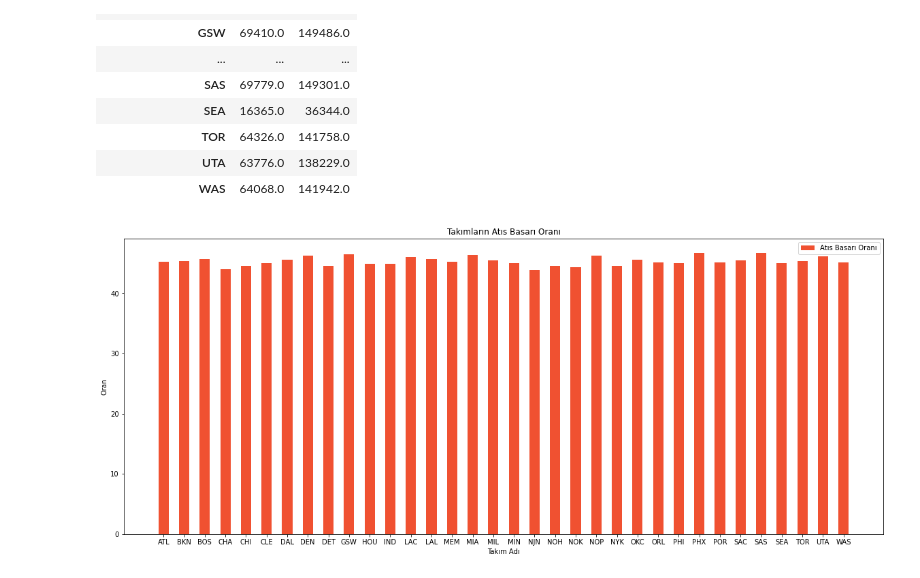
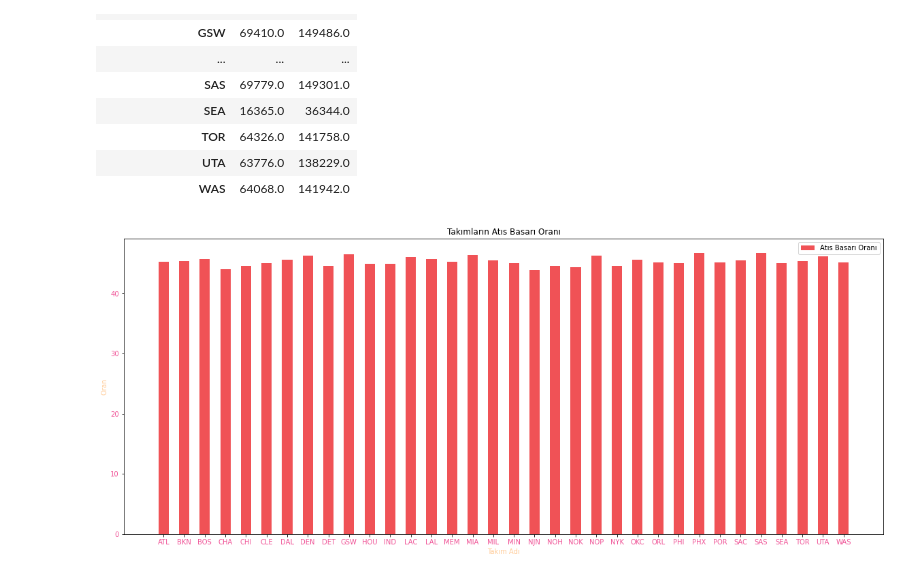
Before and after one commit to burcutokol/NBADataAnalysis_WomaninTechBitirme, a Jupyter notebook: wintech_bitirmeodev.ipynb, the cells around one changed output. Cells and saved outputs as stored; diff of their text form; code cells hidden in the pictures.

```diff
--- a/wintech_bitirmeodev.ipynb
+++ b/wintech_bitirmeodev.ipynb
@@ -509,13 +516,16 @@ df_f["RATIO_THROW"] = (df_f["FGM"] / df_f["FGA"]) * 100
 # %%
 df_f["TAKIM_KISALTMASI"] = df_f.index
 
 plt.figure(figsize=(20,8))
-plt.bar(df_f.TAKIM_KISALTMASI,df_f.RATIO_THROW,width=0.5,color="#f05131",label="Atıs Basarı Oranı")
+plt.bar(df_f.TAKIM_KISALTMASI,df_f.RATIO_THROW,width=0.5,color="#f05256",label="Atıs Basarı Oranı")
 
-plt.ylabel("Oran")
-plt.xlabel("Takım Adı")
+
+plt.xticks(rotation=0, color="#f05296")
+plt.yticks(rotation=0, color="#f05296")
+plt.ylabel("Oran", color = "#ffcc99" )
+plt.xlabel("Takım Adı", color = "#ffcc99")
 plt.legend()
 plt.title("Takımların Atıs Basarı Oranı")
 plt.show()
 # %% [output]
-[figure, old version]
+[figure, new version]
```
Also changed, not shown: parts of 4 cells of this notebook.
